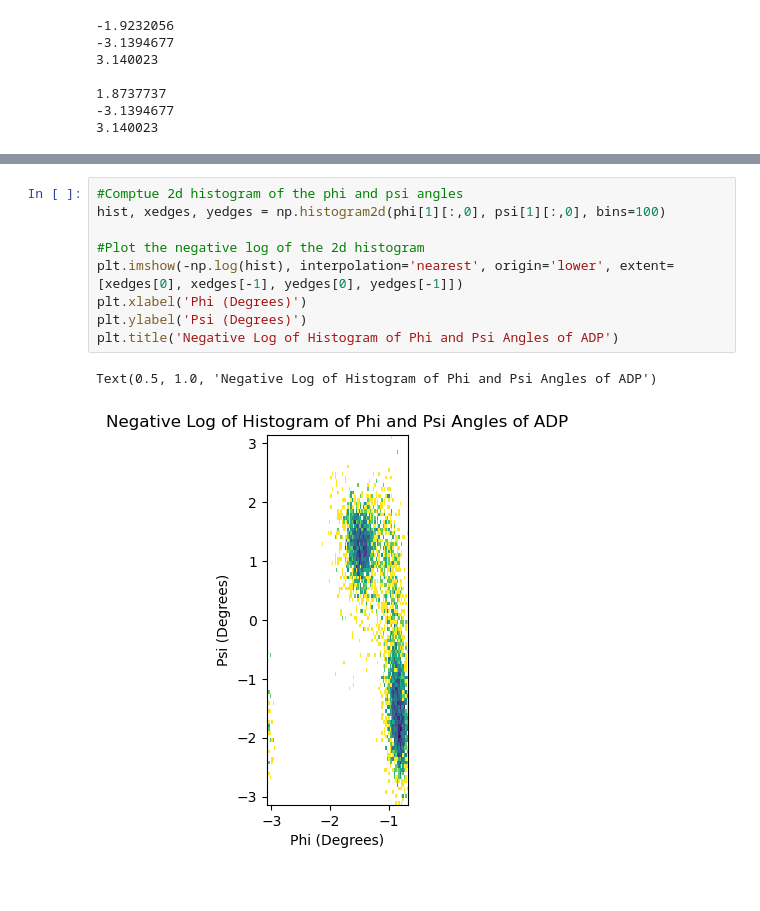
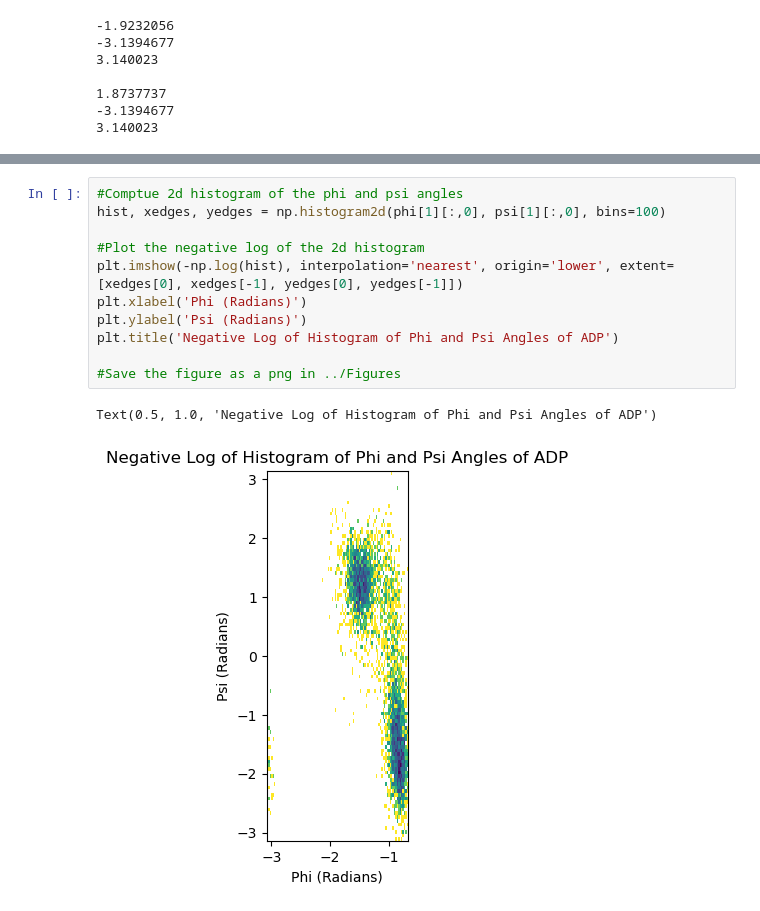
Before and after one commit to PhilipWeiss/comp-lab-class, a Jupyter notebook: Week5/Analysis/ADP_Analysis.ipynb, the cells around one changed output, grey strips where cells are left out. Drawn from its saved outputs; the diff is of its cells as text.

```diff
--- a/Week5/Analysis/ADP_Analysis.ipynb
+++ b/Week5/Analysis/ADP_Analysis.ipynb
@@ -55,12 +55,14 @@ plt.savefig('../Figures/ADP_2D_Histogram.png')
 # %%
 #Comptue 2d histogram of the phi and psi angles
 hist, xedges, yedges = np.histogram2d(phi[1][:,0], psi[1][:,0], bins=100)
 
 #Plot the negative log of the 2d histogram
 plt.imshow(-np.log(hist), interpolation='nearest', origin='lower', extent=[xedges[0], xedges[-1], yedges[0], yedges[-1]])
-plt.xlabel('Phi (Degrees)')
-plt.ylabel('Psi (Degrees)')
+plt.xlabel('Phi (Radians)')
+plt.ylabel('Psi (Radians)')
 plt.title('Negative Log of Histogram of Phi and Psi Angles of ADP')
+
+#Save the figure as a png in ../Figures
 # %% [output]
 Text(0.5, 1.0, 'Negative Log of Histogram of Phi and Psi Angles of ADP')
-[figure, old version]
+[figure, new version]
```
Also changed, not shown: parts of 2 cells of this notebook, 9 other files.
